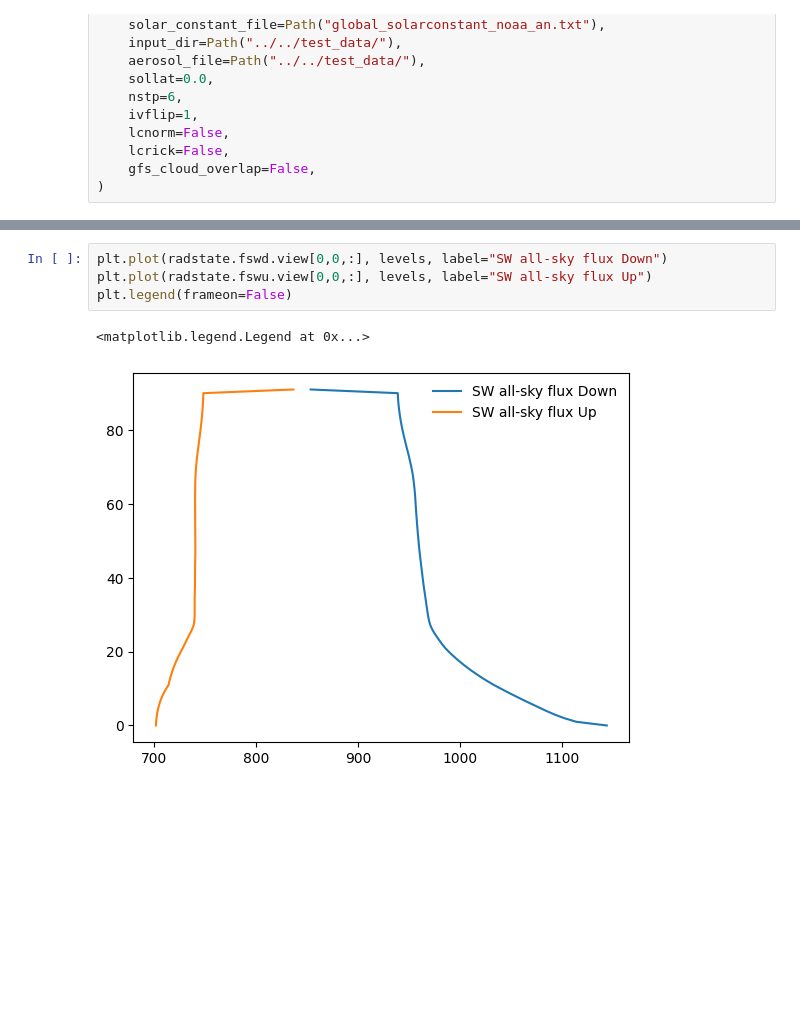
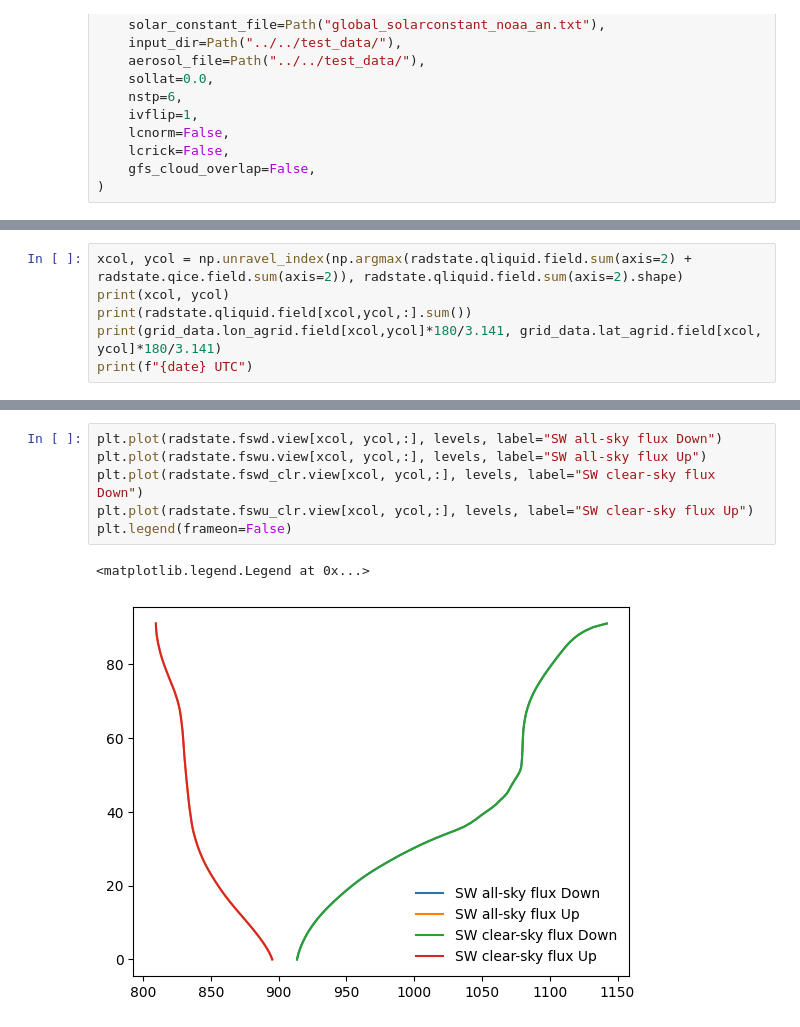
Before and after one commit to NOAA-GFDL/PySHiELD, a Jupyter notebook: examples/notebook/test_radcall.ipynb, the cells around one changed output, grey strips where cells are left out. Drawn from its saved outputs; the diff is of its cells as text; blank space fills up the shorter version.

```diff
--- a/examples/notebook/test_radcall.ipynb
+++ b/examples/notebook/test_radcall.ipynb
@@ -88,0 +107,6 @@ physics(state, radstate, sstate, date, conf.dt_atmos)
+# %%
+xcol, ycol = np.unravel_index(np.argmax(radstate.qliquid.field.sum(axis=2) + radstate.qice.field.sum(axis=2)), radstate.qliquid.field.sum(axis=2).shape)
+print(xcol, ycol)
+print(radstate.qliquid.field[xcol,ycol,:].sum())
+print(grid_data.lon_agrid.field[xcol,ycol]*180/3.141, grid_data.lat_agrid.field[xcol, ycol]*180/3.141)
+print(f"{date} UTC")
@@ -89,8 +135,10 @@ physics(state, radstate, sstate, date, conf.dt_atmos)
 # %%
-plt.plot(radstate.fswd.view[0,0,:], levels, label="SW all-sky flux Down")
-plt.plot(radstate.fswu.view[0,0,:], levels, label="SW all-sky flux Up")
+plt.plot(radstate.fswd.view[xcol, ycol,:], levels, label="SW all-sky flux Down")
+plt.plot(radstate.fswu.view[xcol, ycol,:], levels, label="SW all-sky flux Up")
+plt.plot(radstate.fswd_clr.view[xcol, ycol,:], levels, label="SW clear-sky flux Down")
+plt.plot(radstate.fswu_clr.view[xcol, ycol,:], levels, label="SW clear-sky flux Up")
 plt.legend(frameon=False)
 # %% [output]
 <matplotlib.legend.Legend at 0x...>
-[figure, old version]
+[figure, new version]
 # %%
```
Also changed, not shown: parts of 8 cells of this notebook, 7 other files.
